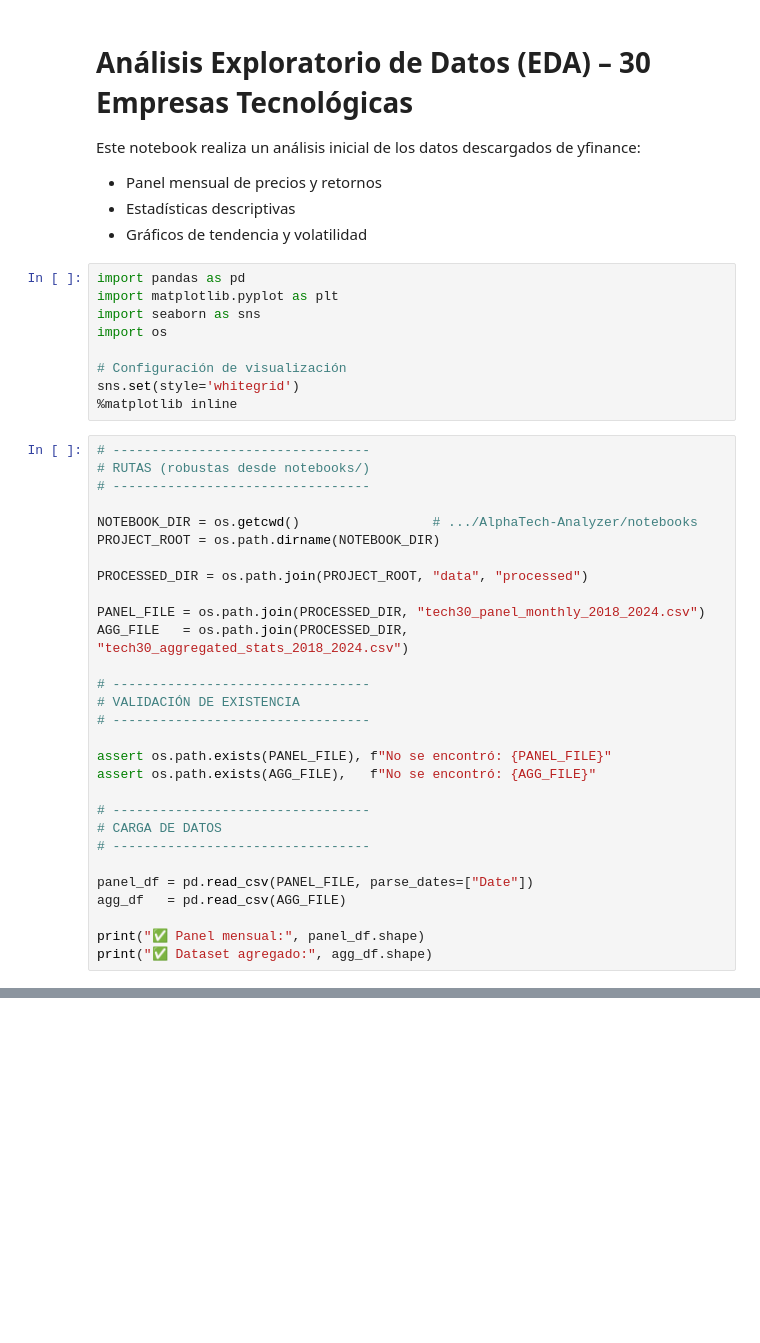
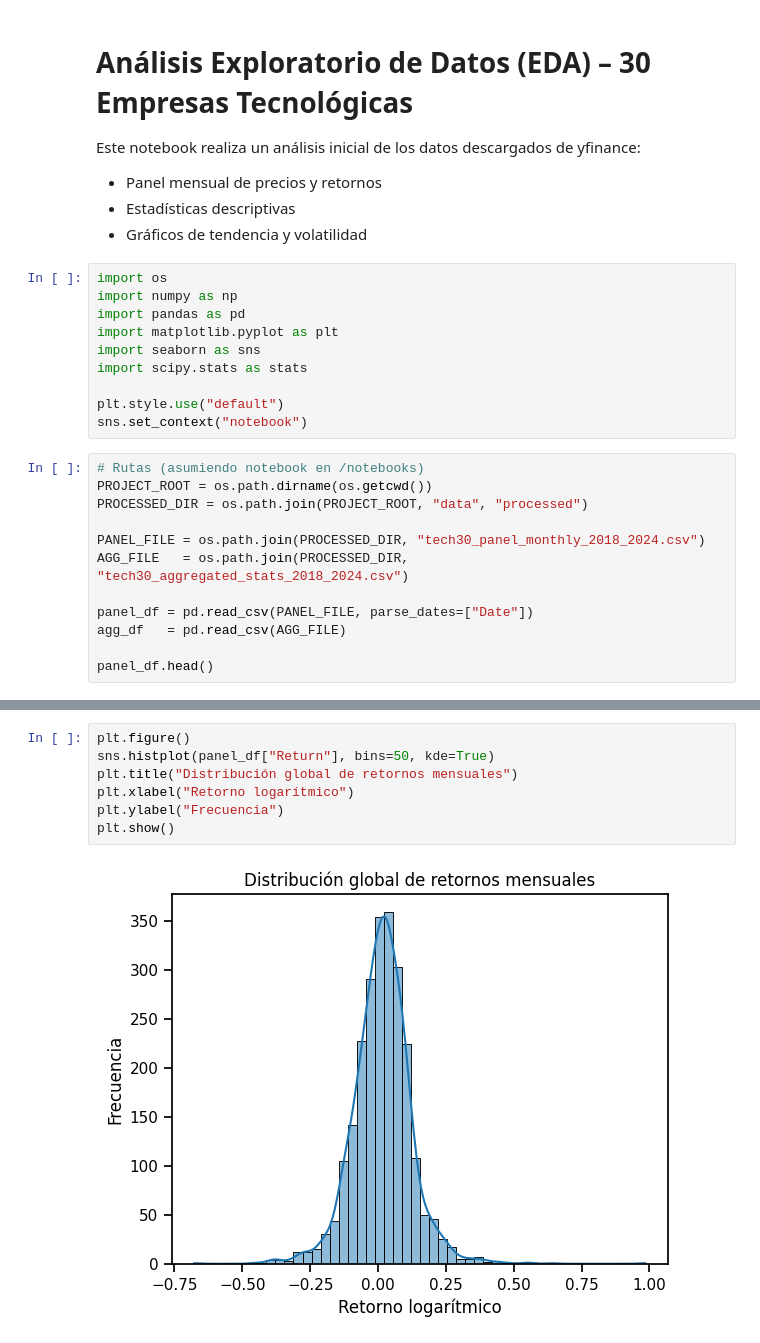
Before and after one commit to fabio2k3/AlphaTech-Analyzer, a Jupyter notebook: notebooks/eda.ipynb, the cells around one changed output, grey strips where cells are left out. Drawn from its saved outputs; the diff is of its cells as text; blank space fills up the shorter version.

```diff
--- a/notebooks/eda.ipynb
+++ b/notebooks/eda.ipynb
@@ -6,41 +6,25 @@ Este notebook realiza un análisis inicial de los datos descargados de yfinance:
 - Estadísticas descriptivas
 - Gráficos de tendencia y volatilidad
 # %%
+import os
+import numpy as np
 import pandas as pd
 import matplotlib.pyplot as plt
 import seaborn as sns
-import os
+import scipy.stats as stats
 
-# Configuración de visualización
-sns.set(style='whitegrid')
-%matplotlib inline
+plt.style.use("default")
+sns.set_context("notebook")
 # %%
-# ---------------------------------
-# RUTAS (robustas desde notebooks/)
-# ---------------------------------
-
-NOTEBOOK_DIR = os.getcwd()                 # .../AlphaTech-Analyzer/notebooks
-PROJECT_ROOT = os.path.dirname(NOTEBOOK_DIR)
-
+# Rutas (asumiendo notebook en /notebooks)
+PROJECT_ROOT = os.path.dirname(os.getcwd())
 PROCESSED_DIR = os.path.join(PROJECT_ROOT, "data", "processed")
 
 PANEL_FILE = os.path.join(PROCESSED_DIR, "tech30_panel_monthly_2018_2024.csv")
 AGG_FILE   = os.path.join(PROCESSED_DIR, "tech30_aggregated_stats_2018_2024.csv")
 
-# ---------------------------------
-# VALIDACIÓN DE EXISTENCIA
-# ---------------------------------
-
-assert os.path.exists(PANEL_FILE), f"No se encontró: {PANEL_FILE}"
-assert os.path.exists(AGG_FILE),   f"No se encontró: {AGG_FILE}"
-
-# ---------------------------------
-# CARGA DE DATOS
-# ---------------------------------
-
 panel_df = pd.read_csv(PANEL_FILE, parse_dates=["Date"])
 agg_df   = pd.read_csv(AGG_FILE)
 
-print("✅ Panel mensual:", panel_df.shape)
-print("✅ Dataset agregado:", agg_df.shape)
+panel_df.head()
 # %% [output]
@@ -85,0 +100,9 @@ plt.show()
+# %%
+plt.figure()
+sns.histplot(panel_df["Return"], bins=50, kde=True)
+plt.title("Distribución global de retornos mensuales")
+plt.xlabel("Retorno logarítmico")
+plt.ylabel("Frecuencia")
+plt.show()
+# %% [output]
+[figure, added]
```
Also changed, not shown: parts of 13 cells of this notebook.
